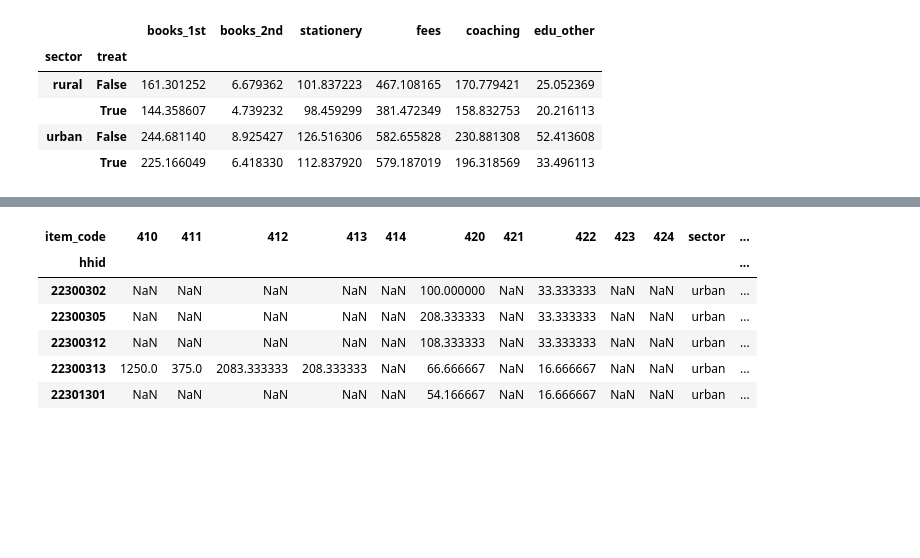
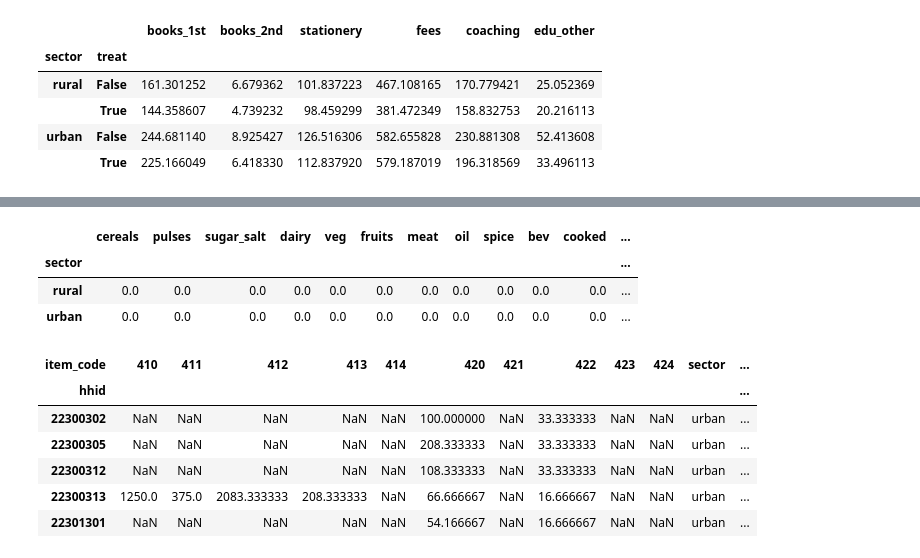
Before and after one commit to jaidevd/beingbayesian, a Jupyter notebook: 06-public-welfare/food.ipynb, the cells around one changed output, grey strips where cells are left out. Drawn from its saved outputs; the diff is of its cells as text; code cells hidden in the pictures; blank space fills up the shorter version.

Commit message:
Test significance between spends of treatment and control groups
All unequal, all sigificant

```diff
--- a/06-public-welfare/food.ipynb
+++ b/06-public-welfare/food.ipynb
@@ -42,3 +42,14 @@ deltas
 |  | True | 9569.603057 | 808.078353 | 344.628828 |
 | urban | False | 12237.092021 | 1246.073617 | 416.460897 |
 |  | True | 10815.570909 | 1153.424000 | 417.701387 |
+# %%
+def ttest(x, cols, alternative='two-sided'):
+    trix = x[x['treat']].index
+    crix = x[~x['treat']].index
+    pvals = {}
+    for col in cols:
+        _, p, _ = ttest_ind(x.loc[crix, col], x.loc[trix, col], weights=(x.loc[crix, 'multiplier'], x.loc[trix, 'multiplier']), alternative=alternative)
+        pvals[col] = p
+    return pd.Series(pvals)
+
+df.groupby('sector').apply(lambda x: ttest(x, ['FOOD', 'EDUCATION', 'HEALTH']))
@@ -91,6 +114,13 @@ fdf.groupby(['sector', 'treat']).apply(lambda x: (x[cols] * x['multiplier'].valu
 |  | True | 1020.127459 | 430.858926 | 185.685543 | 1705.848898 | 1256.254446 | 565.965508 | 1035.426959 | 595.211212 | 666.174194 | 477.697959 | ... |
 | urban | False | 1231.445539 | 420.043785 | 179.375909 | 2539.603242 | 1235.541078 | 852.834877 | 968.882938 | 559.940160 | 670.860528 | 858.099841 | ... |
 |  | True | 1060.829427 | 443.399415 | 174.031926 | 1920.672964 | 1251.195418 | 737.283775 | 1247.466132 | 563.390433 | 699.377197 | 688.928776 | ... |
+# %%
+fdf.fillna(0).groupby('sector').apply(lambda x: ttest(x, cols))
+# %% [output]
+|  | cereals | pulses | sugar_salt | dairy | veg | fruits | meat | oil | spice | bev | cooked | ... |
+| sector |  |  |  |  |  |  |  |  |  |  |  | ... |
+| rural | 0.0 | 0.0 | 0.0 | 0.0 | 0.0 | 0.0 | 0.0 | 0.0 | 0.0 | 0.0 | 0.0 | ... |
+| urban | 0.0 | 0.0 | 0.0 | 0.0 | 0.0 | 0.0 | 0.0 | 0.0 | 0.0 | 0.0 | 0.0 | ... |
 # %%
 hdf = health.loc[df.index]
 hdf['sector'] = df['sector']
```
Also changed, not shown: parts of 7 cells of this notebook, 3 other files.
